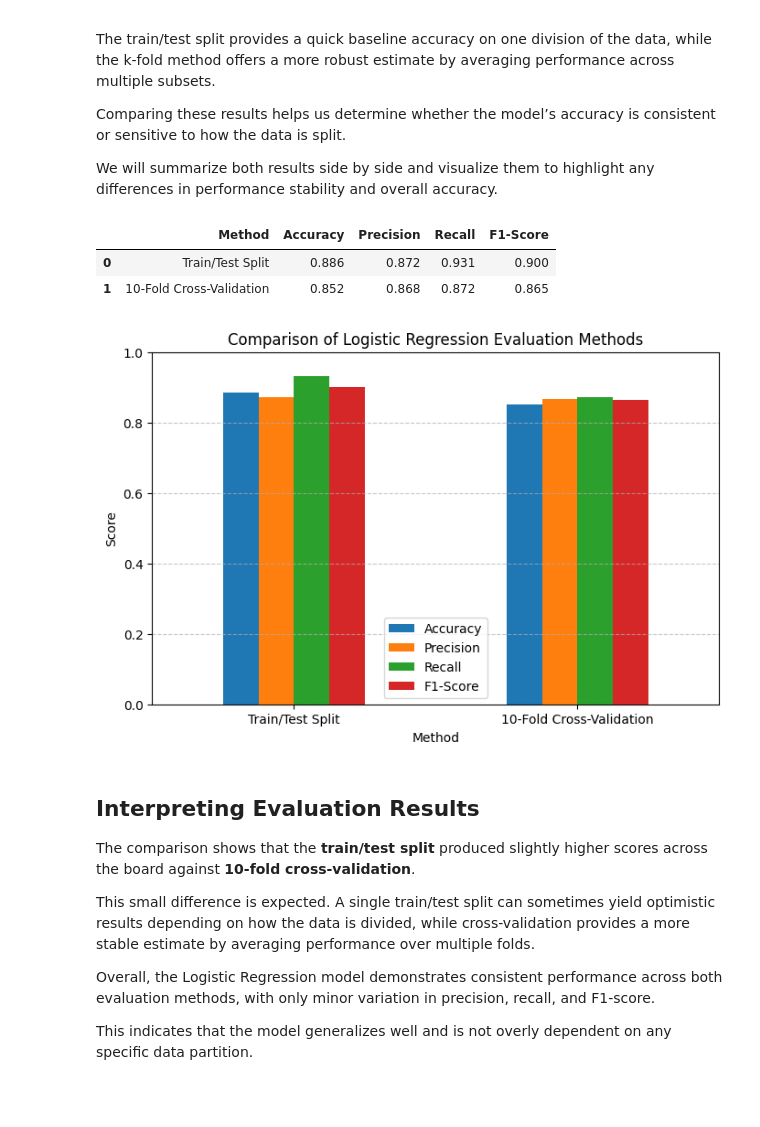
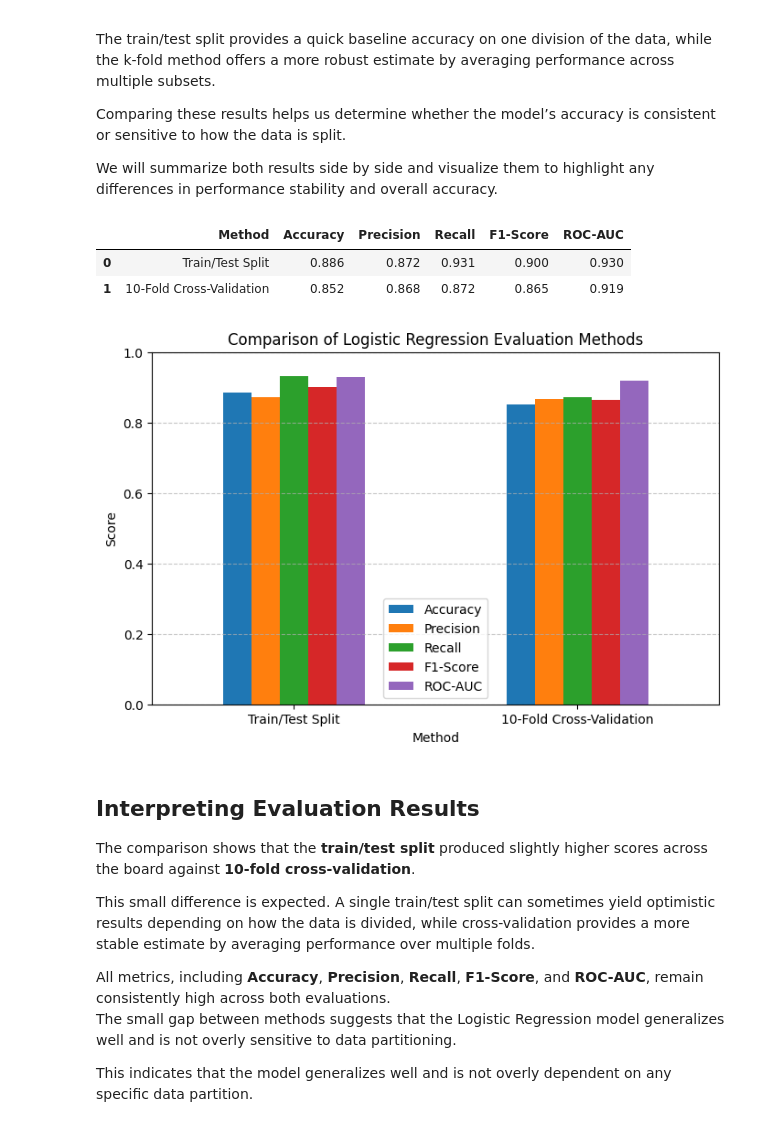
Before and after one commit to JoshH6538/heart-prediction-ml, a Jupyter notebook: logistic_regression.ipynb, the cells around one changed output. Saved outputs shown, nothing was run; the diff lists cells and outputs as text; code cells hidden in the pictures; blank space fills up the shorter version.

```diff
--- a/logistic_regression.ipynb
+++ b/logistic_regression.ipynb
@@ -253,13 +250,15 @@ We will compute:
 
 These values provide an overall sense of the model’s effectiveness and reliability.
 # %%
-from sklearn.metrics import accuracy_score, precision_score, recall_score, f1_score
+from sklearn.metrics import accuracy_score, precision_score, recall_score, f1_score, roc_auc_score
 
 # Evaluate the model
 accuracy = accuracy_score(y_test, y_pred)
 precision = precision_score(y_test, y_pred)
 recall = recall_score(y_test, y_pred)
 f1 = f1_score(y_test, y_pred)
+roc_auc = roc_auc_score(y_test, y_proba)
+
 
 # Create a formatted results DataFrame
 baseline_results = pd.DataFrame({
@@ -267,7 +266,8 @@ baseline_results = pd.DataFrame({
     'Accuracy': [accuracy],
     'Precision': [precision],
     'Recall': [recall],
-    'F1-Score': [f1]
+    'F1-Score': [f1],
+    'ROC-AUC': [roc_auc]
 })
 
 display(baseline_results.round(3))
@@ -295,7 +295,7 @@ import numpy as np
 log_reg_cv = LogisticRegression(max_iter=1000)
 
 # Define metrics to collect
-scoring = ['accuracy', 'precision', 'recall', 'f1']
+scoring = ['accuracy', 'precision', 'recall', 'f1', 'roc_auc']
 
 # Perform 10-fold cross-validation
 cv_results = cross_validate(log_reg_cv, X, y, cv=10, scoring=scoring)
@@ -306,7 +306,8 @@ cv_metrics = pd.DataFrame({
     'Accuracy': cv_results['test_accuracy'],
     'Precision': cv_results['test_precision'],
     'Recall': cv_results['test_recall'],
-    'F1-Score': cv_results['test_f1']
+    'F1-Score': cv_results['test_f1'],
+    'ROC-AUC': cv_results['test_roc_auc']
 })
 
 display(cv_metrics.round(3))
@@ -317,8 +318,9 @@ cv_summary = pd.DataFrame({
     'Mean Accuracy': [np.mean(cv_results['test_accuracy'])],
     'Mean Precision': [np.mean(cv_results['test_precision'])],
     'Mean Recall': [np.mean(cv_results['test_recall'])],
-    'Mean F1-Score': [np.mean(cv_results['test_f1'])]
+    'Mean F1-Score': [np.mean(cv_results['test_f1'])],
+    'Mean ROC-AUC': [np.mean(cv_results['test_roc_auc'])]
 })
 
-display(cv_summary.round(3))
+display(cv_summary.round(3).style.hide(axis="index"))
 # %% [output]
@@ -348,31 +350,32 @@ We will summarize both results side by side and visualize them to highlight any
 # %%
 import matplotlib.pyplot as plt
 
 # Combine baseline and k-fold summaries into one DataFrame
 comparison_df = pd.DataFrame({
     'Method': ['Train/Test Split', '10-Fold Cross-Validation'],
     'Accuracy': [baseline_results['Accuracy'][0], np.mean(cv_results['test_accuracy'])],
     'Precision': [baseline_results['Precision'][0], np.mean(cv_results['test_precision'])],
     'Recall': [baseline_results['Recall'][0], np.mean(cv_results['test_recall'])],
-    'F1-Score': [baseline_results['F1-Score'][0], np.mean(cv_results['test_f1'])]
+    'F1-Score': [baseline_results['F1-Score'][0], np.mean(cv_results['test_f1'])],
+    'ROC-AUC': [baseline_results['ROC-AUC'][0], np.mean(cv_results['test_roc_auc'])],
 })
 
 display(comparison_df.round(3))
 
 # Bar chart comparison
-comparison_df.set_index('Method')[['Accuracy', 'Precision', 'Recall', 'F1-Score']].plot(
+comparison_df.set_index('Method')[['Accuracy', 'Precision', 'Recall', 'F1-Score', 'ROC-AUC']].plot(
     kind='bar', figsize=(8, 5), rot=0
 )
 plt.title('Comparison of Logistic Regression Evaluation Methods')
 plt.ylabel('Score')
 plt.ylim(0, 1)
 plt.grid(axis='y', linestyle='--', alpha=0.7)
 plt.show()
 # %% [output]
-|  | Method | Accuracy | Precision | Recall | F1-Score |
-| 0 | Train/Test Split | 0.886 | 0.872 | 0.931 | 0.900 |
-| 1 | 10-Fold Cross-Validation | 0.852 | 0.868 | 0.872 | 0.865 |
+|  | Method | Accuracy | Precision | Recall | F1-Score | ROC-AUC |
+| 0 | Train/Test Split | 0.886 | 0.872 | 0.931 | 0.900 | 0.930 |
+| 1 | 10-Fold Cross-Validation | 0.852 | 0.868 | 0.872 | 0.865 | 0.919 |
-[figure, old version]
+[figure, new version]
 # %% [markdown]
 ## Interpreting Evaluation Results
 
@@ -380,6 +383,7 @@ The comparison shows that the **train/test split** produced slightly higher scor
 
 This small difference is expected. A single train/test split can sometimes yield optimistic results depending on how the data is divided, while cross-validation provides a more stable estimate by averaging performance over multiple folds.
 
-Overall, the Logistic Regression model demonstrates consistent performance across both evaluation methods, with only minor variation in precision, recall, and F1-score.
+All metrics, including **Accuracy**, **Precision**, **Recall**, **F1-Score**, and **ROC-AUC**, remain consistently high across both evaluations.
+The small gap between methods suggests that the Logistic Regression model generalizes well and is not overly sensitive to data partitioning.
 
 This indicates that the model generalizes well and is not overly dependent on any specific data partition.
```
Also changed, not shown: parts of 9 cells of this notebook, 1 other file.
